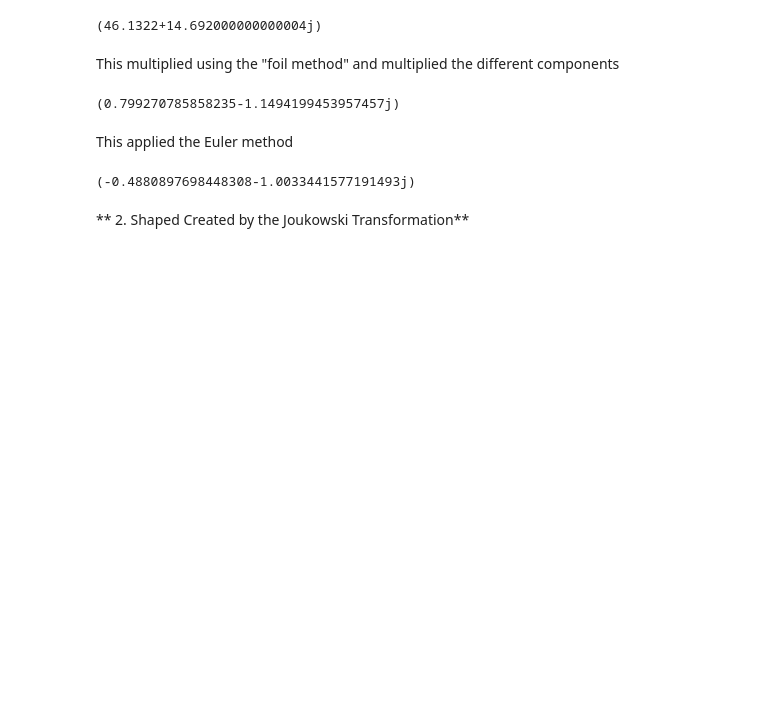
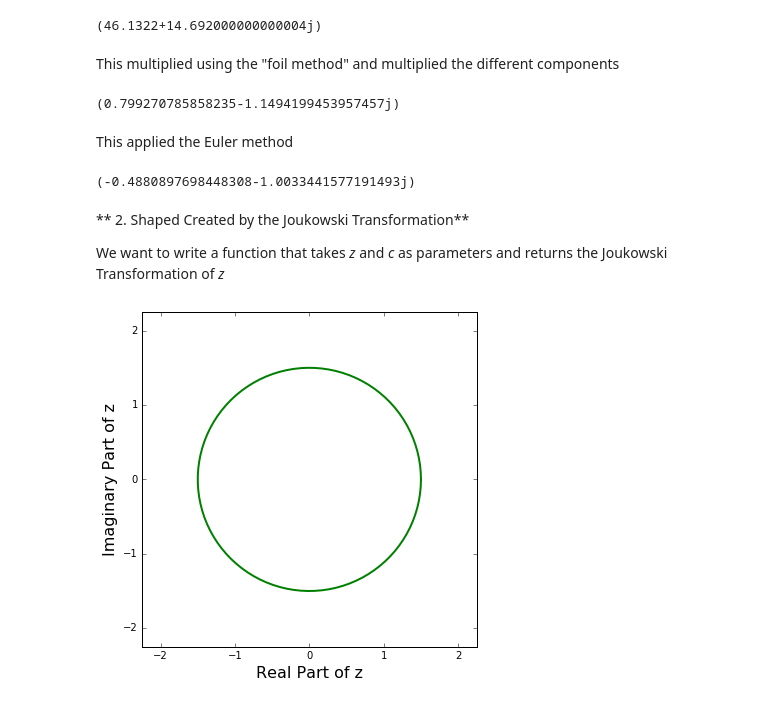
Before and after one commit to jennakosborn/mae6226, a Jupyter notebook: Assignment02.ipynb, the cells around one changed output. Drawn from its saved outputs; the diff is of its cells as text; code cells hidden in the pictures; blank space fills up the shorter version.

Commit message:
Done with Part 2 of HW 2

```diff
--- a/Assignment02.ipynb
+++ b/Assignment02.ipynb
@@ -49,5 +54,7 @@ This applied the Euler method
 (7.51-9.15j)/(4.43+9.64j)
 # %% [output]
 (-0.4880897698448308-1.0033441577191493j)
-# %% [markdown]
-** 2. Shaped Created by the Joukowski Transformation**
+# %% [markdown]
+** 2. Shaped Created by the Joukowski Transformation**
+
+We want to write a function that takes *z* and *c* as parameters and returns the Joukowski Transformation of *z*
@@ -53,0 +74,17 @@ This applied the Euler method
+# %%
+# Defining the circle and calculating z
+c=1.0
+R = 1.5
+theta = numpy.linspace(0,2*math.pi, 100)
+z = R*numpy.cos(theta) + 1j*R*numpy.sin(theta)
+# %%
+# plotting the circle before the transformation
+size = 6
+pyplot.figure(figsize=(size,size))
+pyplot.xlabel('Real Part of z', fontsize=16)
+pyplot.ylabel('Imaginary Part of z', fontsize=16)
+pyplot.xlim(-R*1.5, R*1.5)
+pyplot.ylim(-R*1.5, R*1.5)
+pyplot.plot(z.real,z.imag, color='g',linewidth =2, linestyle='-');
+# %% [output]
+[figure, added]
```
Also changed, not shown: parts of 8 cells of this notebook.
